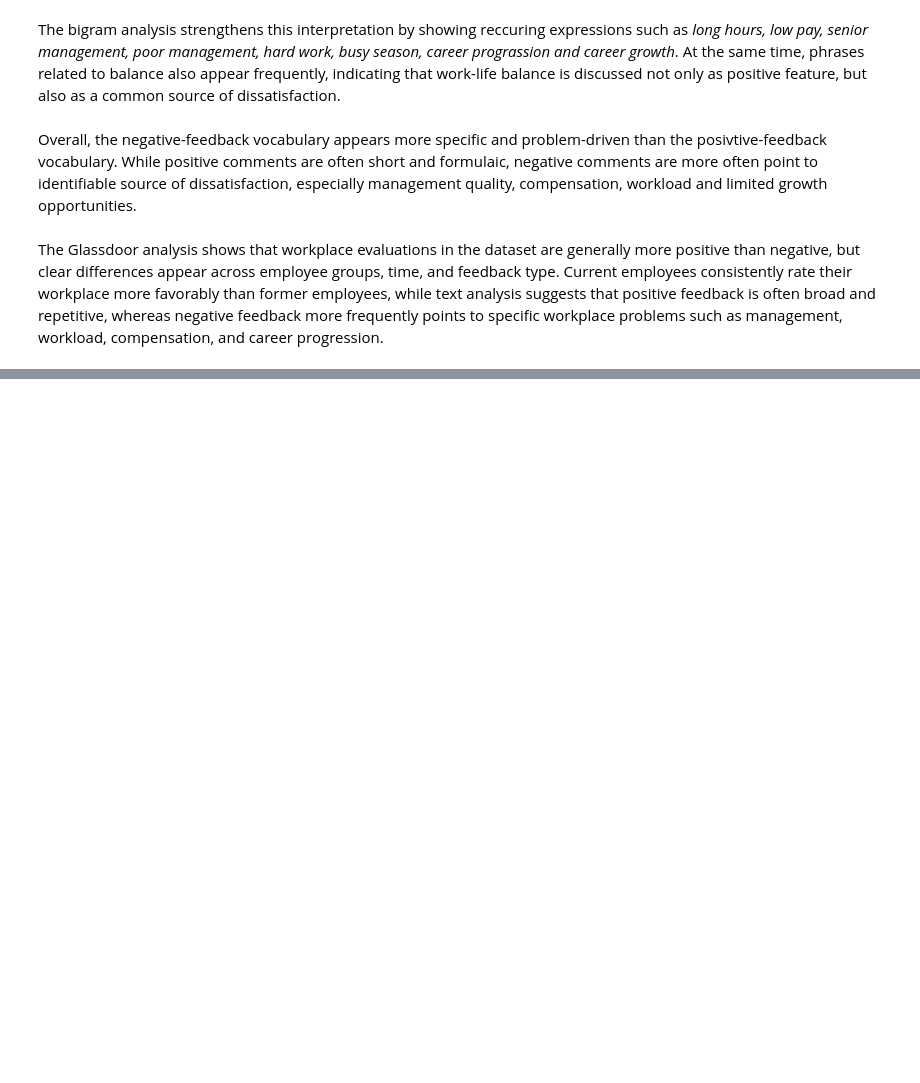
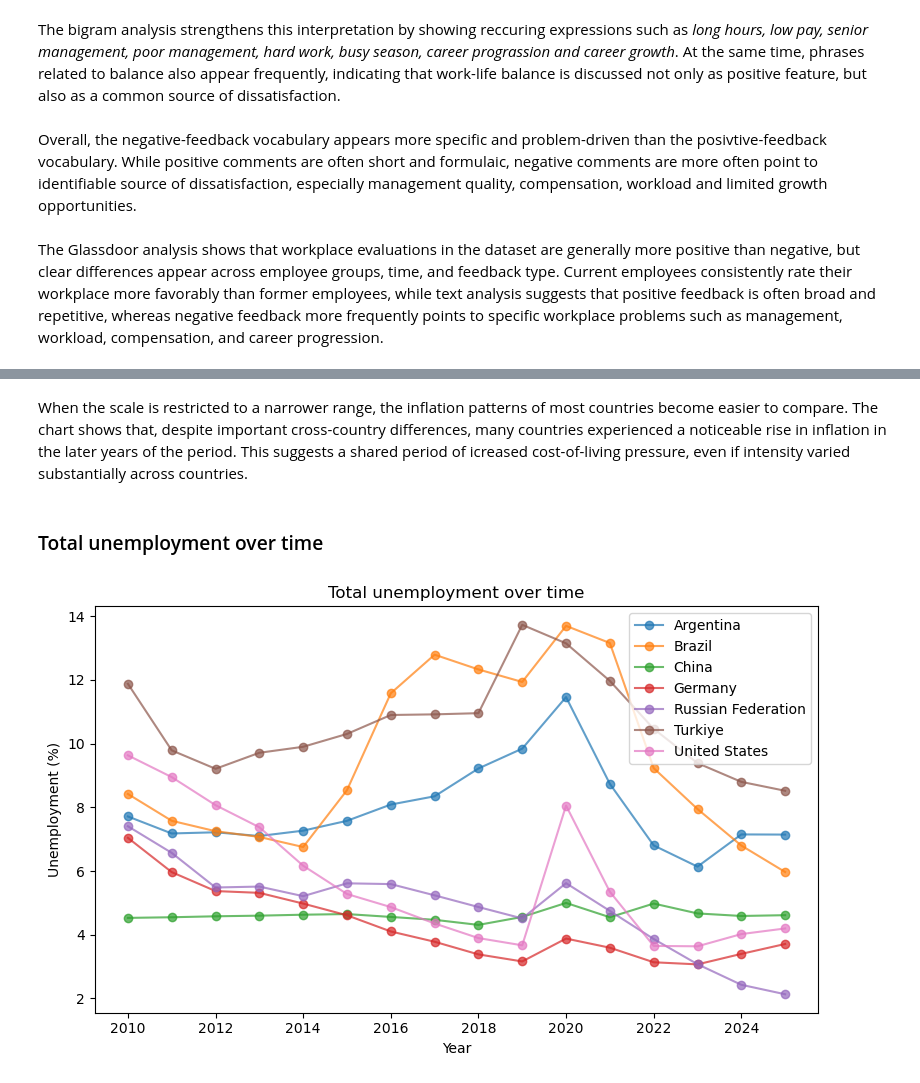
Before and after one commit to YoanaHadzhidimitrova/employee_review_analysis, a Jupyter notebook: employee_review_analysis.ipynb, the cells around one changed output, grey strips where cells are left out. Drawn from its saved outputs; the diff is of its cells as text; code cells hidden in the pictures; blank space fills up the shorter version.

```diff
--- a/employee_review_analysis.ipynb
+++ b/employee_review_analysis.ipynb
@@ -1696,0 +1855,22 @@ The Glassdoor analysis shows that workplace evaluations in the dataset are gener
+# %% [markdown]
+When the scale is restricted to a narrower range, the inflation patterns of most countries become easier to compare. The chart shows that, despite important cross-country differences, many countries experienced a noticeable rise in inflation in the later years of the period. This suggests a shared period of icreased cost-of-living pressure, even if intensity varied substantially across countries.
+# %% [markdown]
+### Total unemployment over time
+# %%
+unemployment_total = wb_selected[
+    wb_selected['series_name'] == 'Unemployment, total (% of total labor force) (modeled ILO estimate)'
+]
+
+plt.figure(figsize=(8, 5))
+for country in unemployment_total['country'].unique():
+    subset = unemployment_total[unemployment_total['country'] == country]
+    plt.plot(subset['year'], subset['value'], alpha = 0.7, marker='o', label=country)
+
+plt.xlabel('Year')
+plt.ylabel('Unemployment (%)')
+plt.title('Total unemployment over time')
+plt.legend()
+plt.tight_layout()
+plt.show()
+# %% [output]
+[figure, added]
```
Also changed, not shown: parts of 27 cells of this notebook.
